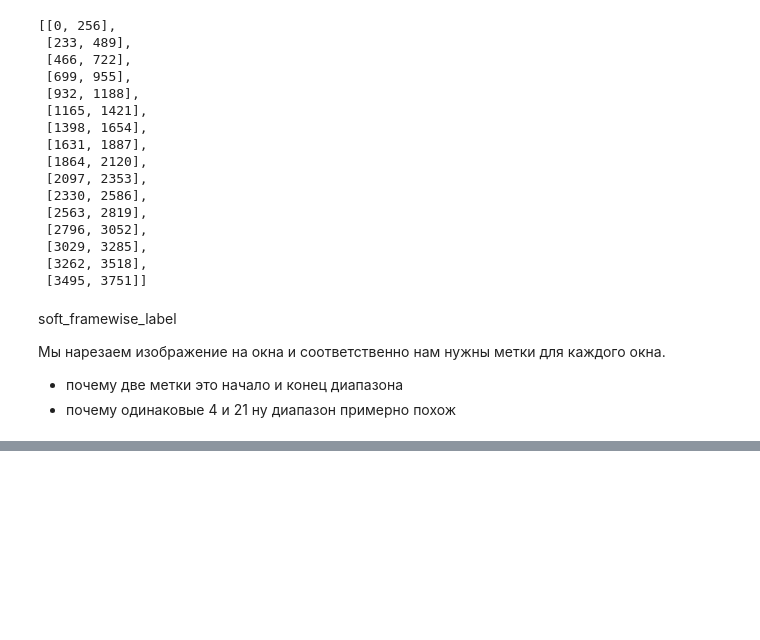
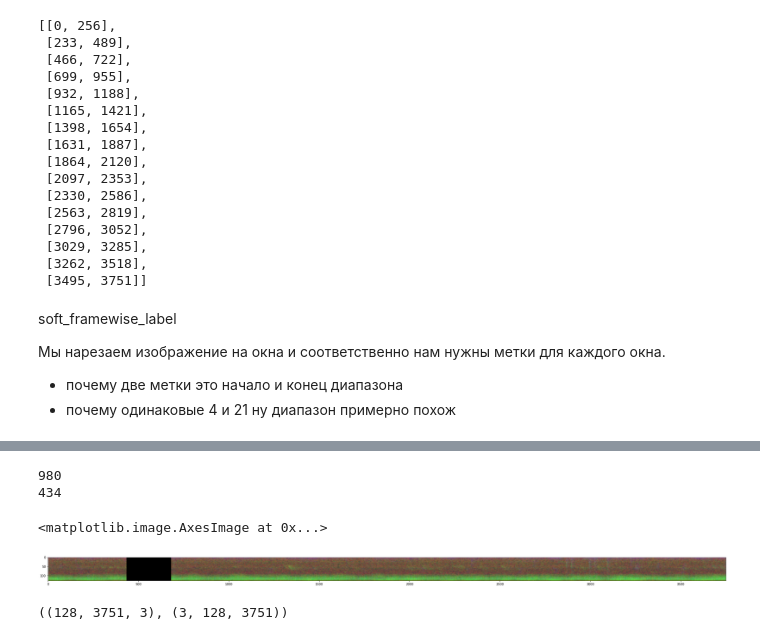
Before and after one commit to beifa/Pseudo-SED, a Jupyter notebook: bye_dump.ipynb, the cells around one changed output, grey strips where cells are left out. Drawn from its saved outputs; the diff is of its cells as text; code cells hidden in the pictures; blank space fills up the shorter version.

```diff
--- a/bye_dump.ipynb
+++ b/bye_dump.ipynb
@@ -658,0 +668,28 @@ plt.savefig('foo.jpg')
+# %%
+# TimeMask
+
+T=1080
+cloned = a.copy()
+cloned = cloned.reshape(3, 128, 3751)
+len_spectro = cloned.shape[2]
+f = random.randrange(0, T)
+print(f)
+t_zero = random.randrange(0, len_spectro -f)
+print(t_zero)
+
+
+mask_end = random.randrange(f_zero, f_zero + f)
+cloned[:,:,t_zero:mask_end] = 0
+# %% [output]
+980
+434
+# %%
+plt.figure(figsize=(40, 400))
+plt.imshow(np.transpose(cloned, (1,2,0)))
+# %% [output]
+<matplotlib.image.AxesImage at 0x...>
+[figure, added]
+# %%
+a.shape, cloned.shape
+# %% [output]
+((128, 3751, 3), (3, 128, 3751))
```
Also changed, not shown: parts of 6 cells of this notebook.
